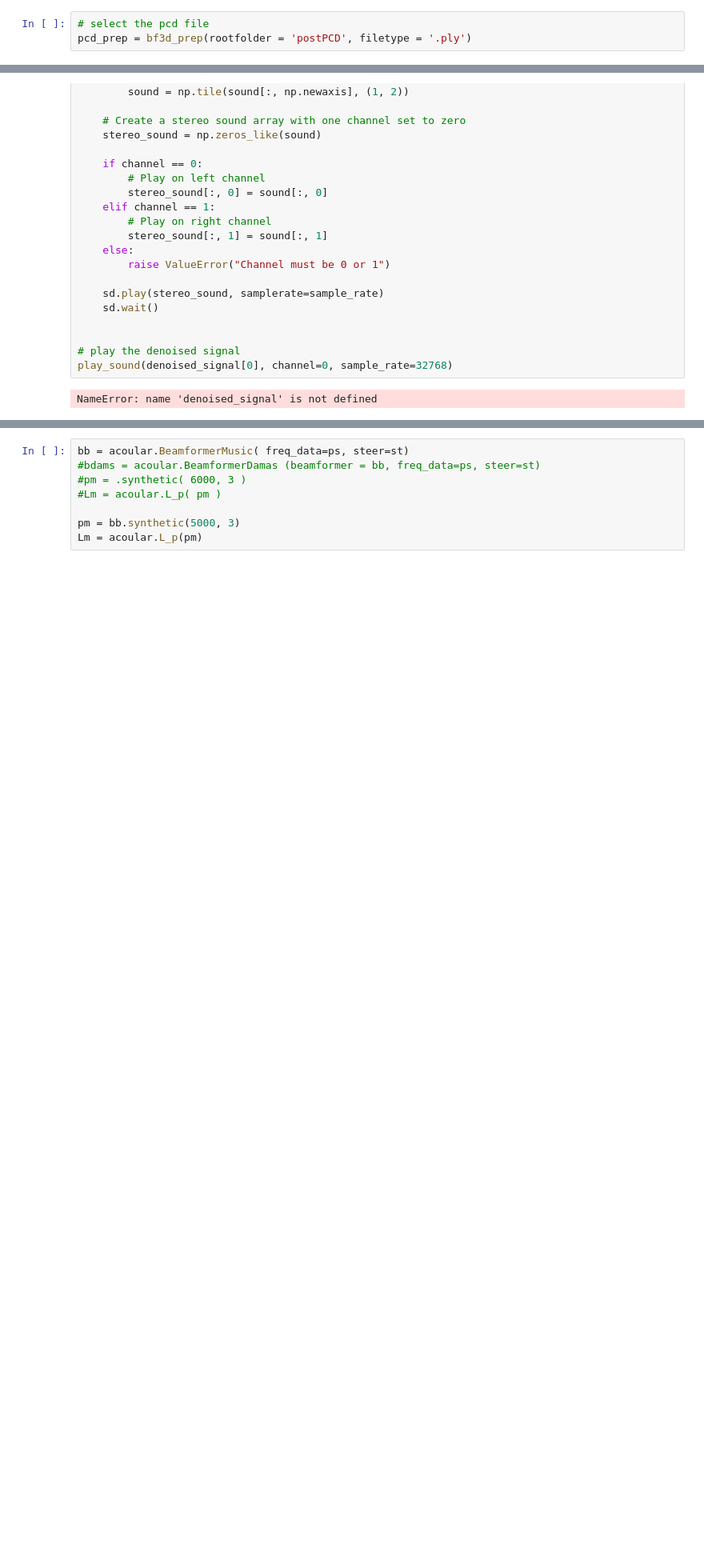
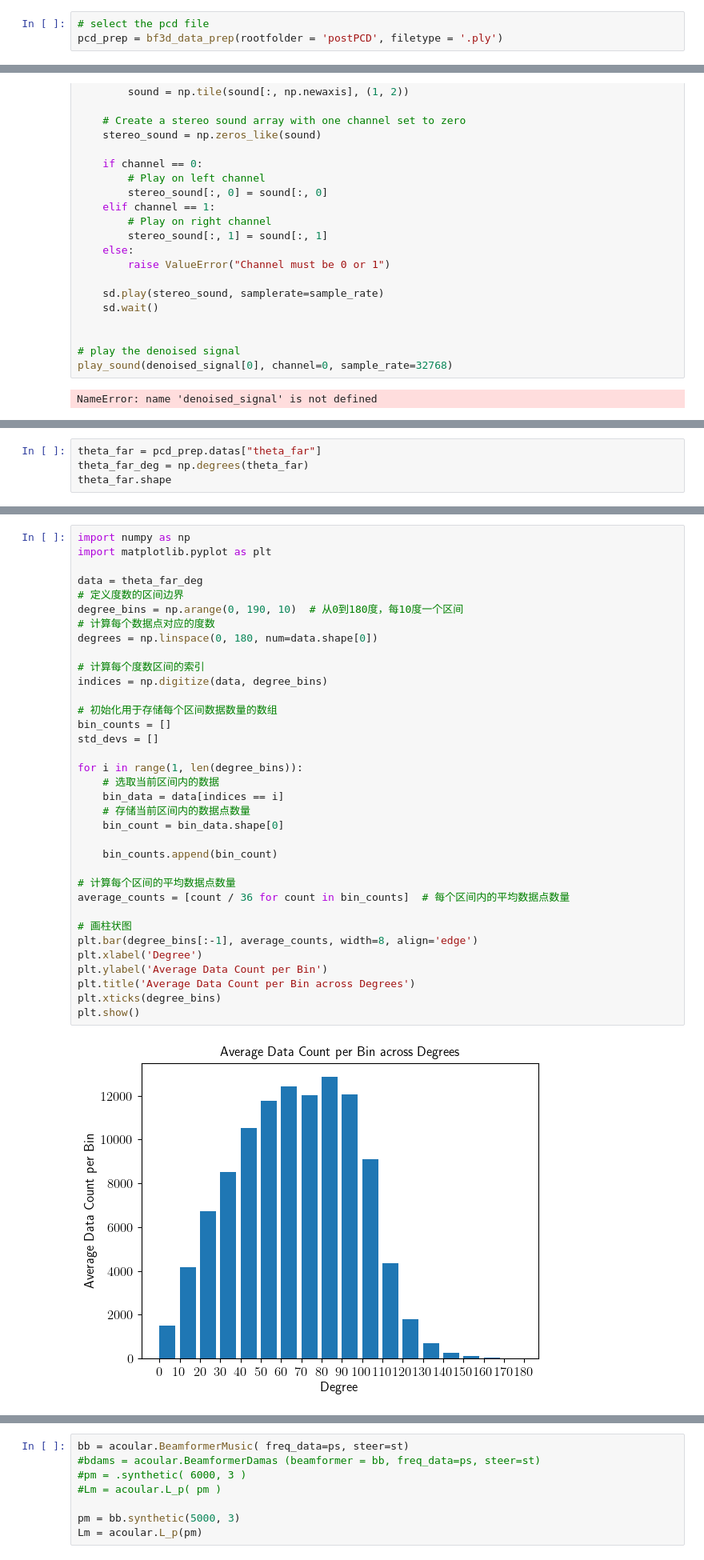
Before and after one commit to 1ieng2en/3d_beamforming, a Jupyter notebook: 3dbf_app_simulation.ipynb, the cells around one changed output, grey strips where cells are left out. Shown at 80% size. Drawn from its saved outputs; the diff is of its cells as text; blank space fills up the shorter version.

```diff
--- a/3dbf_app_simulation.ipynb
+++ b/3dbf_app_simulation.ipynb
@@ -60,6 +62,6 @@ Dropdown(description='Select:', options=('..', 'AP-side-0.6m-12.8kHz-1k6fft.mat'
 # %%
 # select the pcd file
-pcd_prep = bf3d_prep(rootfolder = 'postPCD', filetype = '.ply')
+pcd_prep = bf3d_data_prep(rootfolder = 'postPCD', filetype = '.ply')
 # %% [output]
 Dropdown(description='Select:', options=('..', 'AP-align_20231216_122743', 'AP-modify_20231208_161053', 'AP-no…
 [interactive output not drawn]
@@ -337,0 +366,4 @@ save_pcd_to_xml(pcd = centers_pcd, xml_filename = "pcd_temp.xml", subgrid_name="
+# %%
+theta_far = pcd_prep.datas["theta_far"]
+theta_far_deg = np.degrees(theta_far)
+theta_far.shape
@@ -338 +372,38 @@ save_pcd_to_xml(pcd = centers_pcd, xml_filename = "pcd_temp.xml", subgrid_name="
+# %%
+import numpy as np
+import matplotlib.pyplot as plt
+
+data = theta_far_deg
+# 定义度数的区间边界
+degree_bins = np.arange(0, 190, 10)  # 从0到180度，每10度一个区间
+# 计算每个数据点对应的度数
+degrees = np.linspace(0, 180, num=data.shape[0])
+
+# 计算每个度数区间的索引
+indices = np.digitize(data, degree_bins)
+
+# 初始化用于存储每个区间数据数量的数组
+bin_counts = []
+std_devs = []
+
+for i in range(1, len(degree_bins)):
+    # 选取当前区间内的数据
+    bin_data = data[indices == i]
+    # 存储当前区间内的数据点数量
+    bin_count = bin_data.shape[0]
+
+    bin_counts.append(bin_count)
+
+# 计算每个区间的平均数据点数量
+average_counts = [count / 36 for count in bin_counts]  # 每个区间内的平均数据点数量
+
+# 画柱状图
+plt.bar(degree_bins[:-1], average_counts, width=8, align='edge')
+plt.xlabel('Degree')
+plt.ylabel('Average Data Count per Bin')
+plt.title('Average Data Count per Bin across Degrees')
+plt.xticks(degree_bins)
+plt.show()
+# %% [output]
+[figure, added]
 # %%
```
Also changed, not shown: parts of 42 cells of this notebook, 16 other files.
